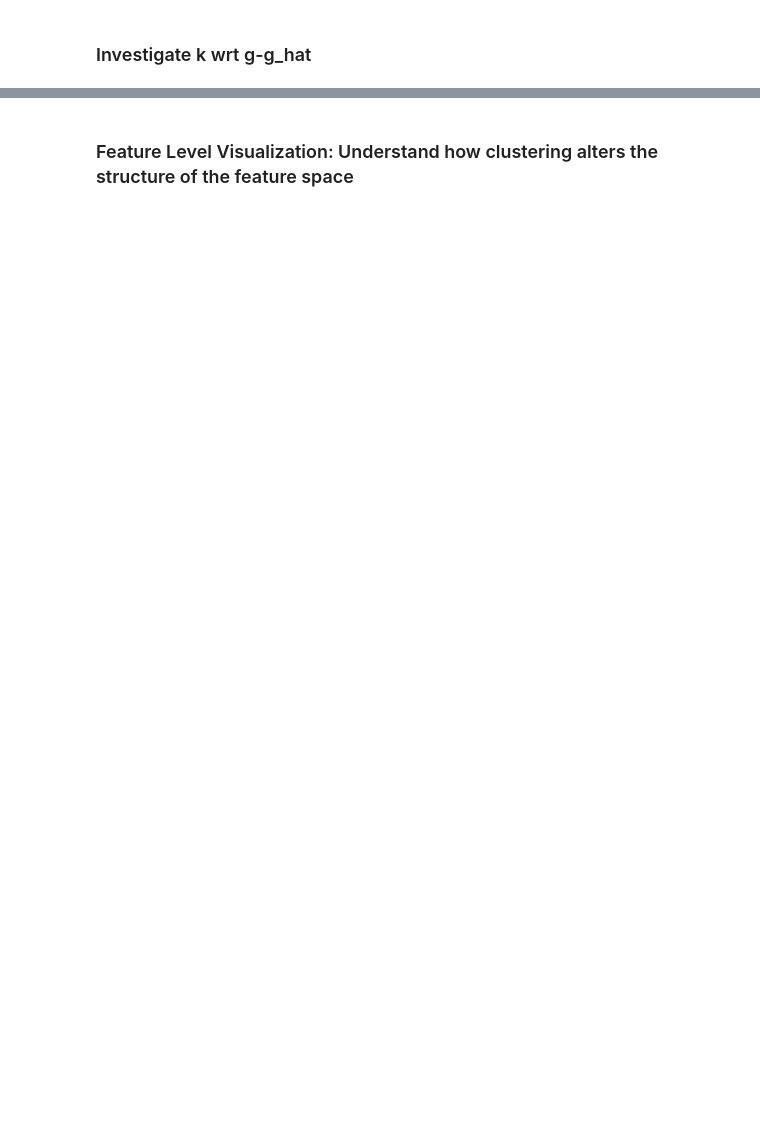
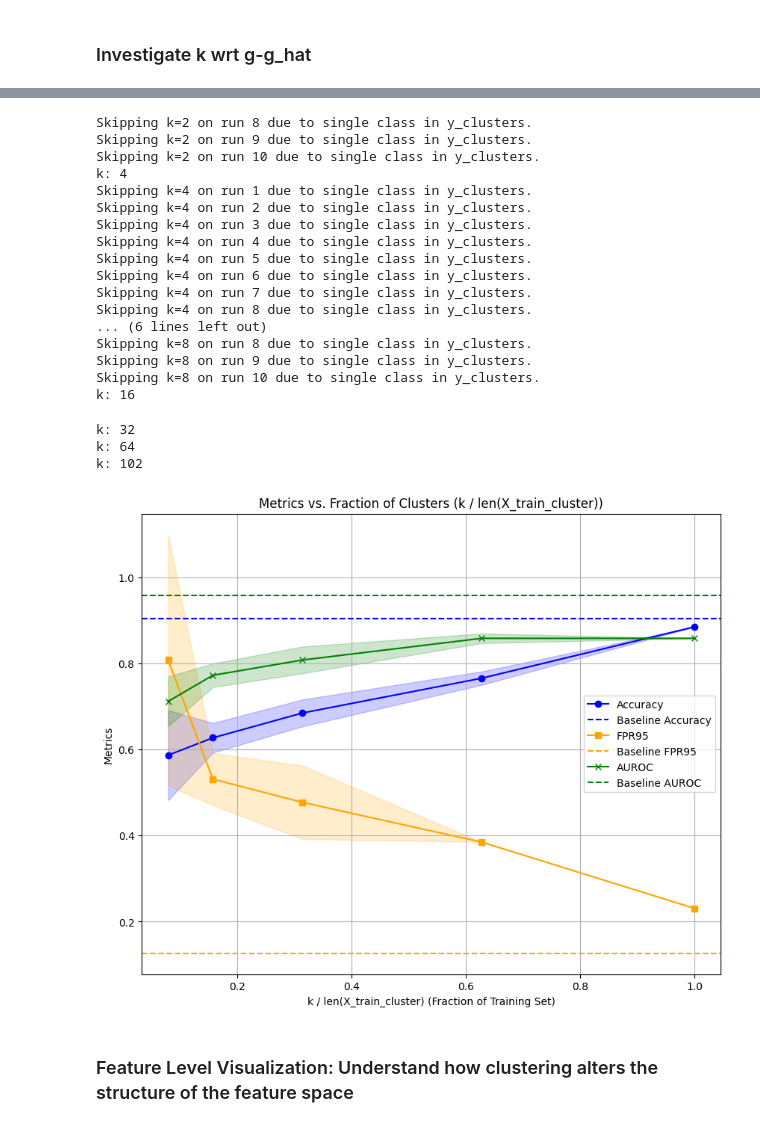
Before and after one commit to microsoft/geospatial-ood-detection, a Jupyter notebook: notebooks/xbd_experiments.ipynb, the cells around one changed output, grey strips where cells are left out. Drawn from its saved outputs; the diff is of its cells as text; code cells hidden in the pictures; blank space fills up the shorter version.

```diff
--- a/notebooks/xbd_experiments.ipynb
+++ b/notebooks/xbd_experiments.ipynb
@@ -122,5 +130,4 @@ for downsample in downsample_methods:
     g_benchmark = run_g_experiment(
         X, y, split_seed, test_size, n_estimators, fixed_classifier_seed, clf=None
     )
-    dict_key = nametag + "_" + downsample
-    downsample_benchmark[dict_key] = g_benchmark
+    downsample_benchmark[downsample] = g_benchmark
@@ -147,6 +184,5 @@ for lyr in selected_layers:
     g_benchmark = run_g_experiment(
         X, y, split_seed, test_size, n_estimators, fixed_classifier_seed, clf=None
     )
-    dict_key = nametag + "_" + str(lyr)
 
-    layer_benchmark[dict_key] = g_benchmark
+    layer_benchmark[str(lyr)] = g_benchmark
@@ -294,3 +207,0 @@ plot_tsne_with_label_changes(
-# %%
-model, cfg = get_model_config(same_close_config_path, device)
-datamodule, datamodule_train, datamodule_val, datamodule_test = prepare_datamodule(cfg)
@@ -334,24 +208,2 @@ plot_downsample_benchmark(downsample_benchmark, nametag)
-# %%
-for lyr in selected_layers:
-    print(f"Running experiments for layer {lyr}")
-    X, y, test_property_lengths = create_feature_matrix_and_labels(
-        model=model,
-        dm=datamodule,
-        train_dataloader=datamodule_train,
-        test_dataloader=datamodule_test,
-        layer_names=lyr,
-        device=device,
-        getitem_keys=getitem_keys,
-        n_batches_to_process=n_batches_to_process,
-        downsample_method=downsample_method,
-        verbose=verbose,
-    )
-
-    g_benchmark = run_g_experiment(
-        X, y, split_seed, test_size, n_estimators, fixed_classifier_seed, clf=None
-    )
-    dict_key = nametag + "_" + str(lyr)
-
-    layer_benchmark[dict_key] = g_benchmark
 # %%
 plot_layer_benchmark(layer_benchmark, all_layer_names, nametag)
@@ -472,9 +367,10 @@ df_results = benchmark_kmeans_with_varying_k_condidence_g_hat(
     X,
     y,
     M,
-    test_size=0.2,
+    test_size,
     n_runs=10,
     confidence_level=0.95,
     confidence_intervals_g=confidence_intervals_g,
     clf=None,
 )
+# %% [output]
@@ -481,3 +394,24 @@ df_results = benchmark_kmeans_with_varying_k_condidence_g_hat(
+Skipping k=2 on run 8 due to single class in y_clusters.
+Skipping k=2 on run 9 due to single class in y_clusters.
+Skipping k=2 on run 10 due to single class in y_clusters.
+k: 4
+Skipping k=4 on run 1 due to single class in y_clusters.
+Skipping k=4 on run 2 due to single class in y_clusters.
+Skipping k=4 on run 3 due to single class in y_clusters.
+Skipping k=4 on run 4 due to single class in y_clusters.
+Skipping k=4 on run 5 due to single class in y_clusters.
+Skipping k=4 on run 6 due to single class in y_clusters.
+Skipping k=4 on run 7 due to single class in y_clusters.
+Skipping k=4 on run 8 due to single class in y_clusters.
+... (6 lines left out)
+Skipping k=8 on run 8 due to single class in y_clusters.
+Skipping k=8 on run 9 due to single class in y_clusters.
+Skipping k=8 on run 10 due to single class in y_clusters.
+k: 16
+k: 32
+k: 64
+k: 102
+[figure, added]
 # %% [markdown]
 ### Feature Level Visualization: Understand how clustering alters the structure of the feature space
 # %%
```
Also changed, not shown: parts of 101 cells of this notebook, 7 other files.
